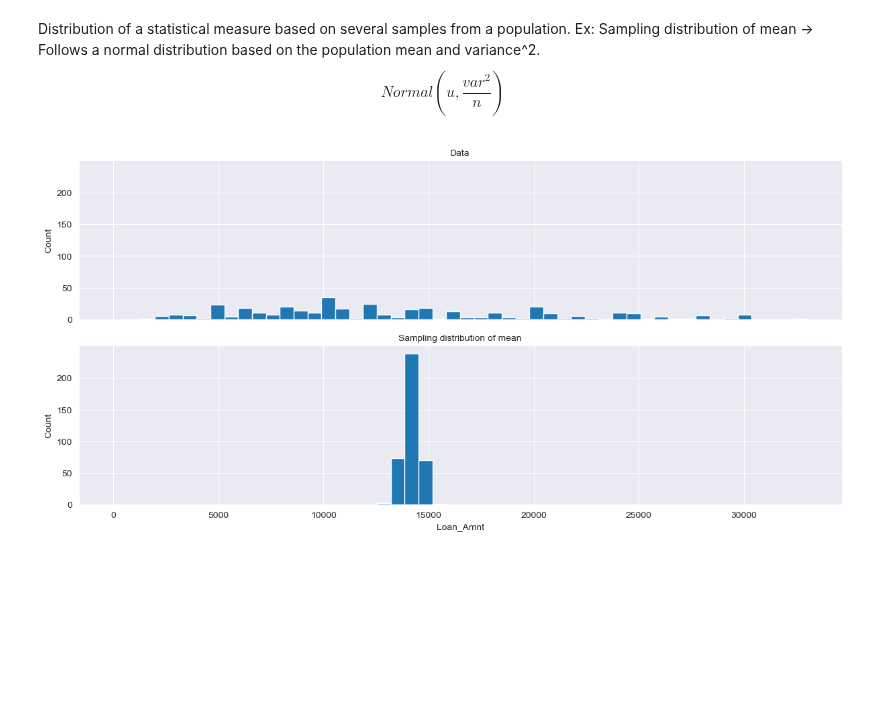
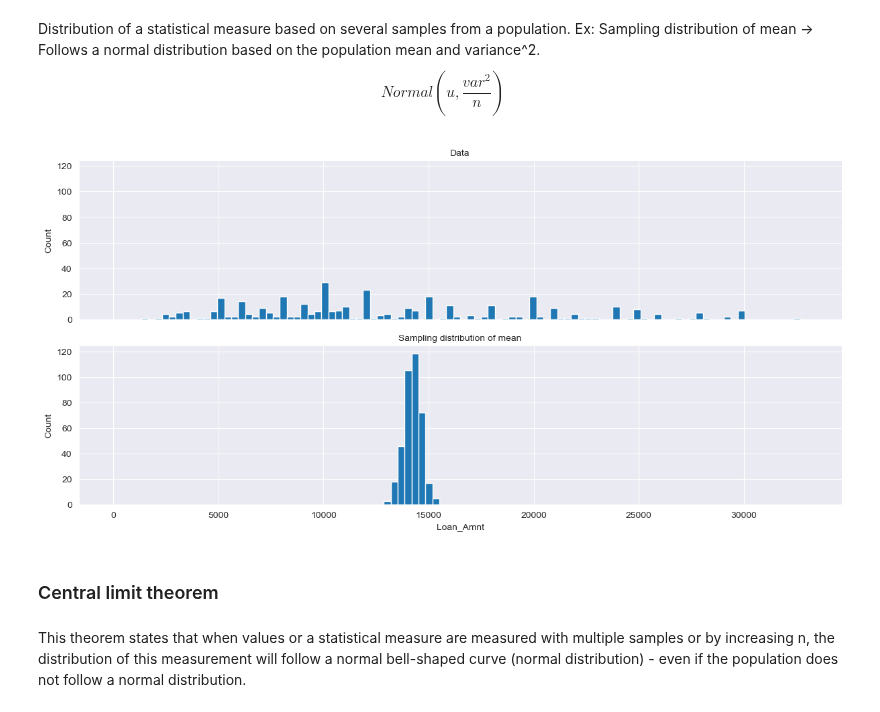
Before and after one commit to gdserafini/pratical-statistics, a Jupyter notebook: src/data_and_sampling_distributions/data-and-sampling-distributions.ipynb, the cells around one changed output. Drawn from its saved outputs; the diff is of its cells as text; code cells hidden in the pictures; blank space fills up the shorter version.

Commit message:
update -> add central limit theorem

```diff
--- a/src/data_and_sampling_distributions/data-and-sampling-distributions.ipynb
+++ b/src/data_and_sampling_distributions/data-and-sampling-distributions.ipynb
@@ -97,24 +97,28 @@ $$
 # %%
 SIZE = 384
 S_SIZE = 193
 sample_data = pd.DataFrame({
     'loan_amnt': sample_df['loan_amnt'].sample(SIZE),
     'type': 'Data'
 })
 sample_mean = pd.DataFrame({
     'loan_amnt': [
         sample_data['loan_amnt'].sample(S_SIZE).mean()
         for _ in range(SIZE)
     ],
     'type': 'Sampling distribution of mean'
 })
 result = pd.concat([sample_data, sample_mean])
 graph = sns.FacetGrid(
     result, col='type', col_wrap=1, height=3, aspect=4
 )
-graph.map(plt.hist, 'loan_amnt', range=[0,33000], bins=50)
+graph.map(plt.hist, 'loan_amnt', range=[0,33000], bins=100)
 graph.set_axis_labels('Loan_Amnt', 'Count')
 graph.set_titles('{col_name}')
 plt.show()
 # %% [output]
-[figure, old version]
+[figure, new version]
+# %% [markdown]
+### Central limit theorem
+# %% [markdown]
+This theorem states that when values or a statistical measure are measured with multiple samples or by increasing n, the distribution of this measurement will follow a normal bell-shaped curve (normal distribution) - even if the population does not follow a normal distribution.
```
Also changed, not shown: 1 other file.
